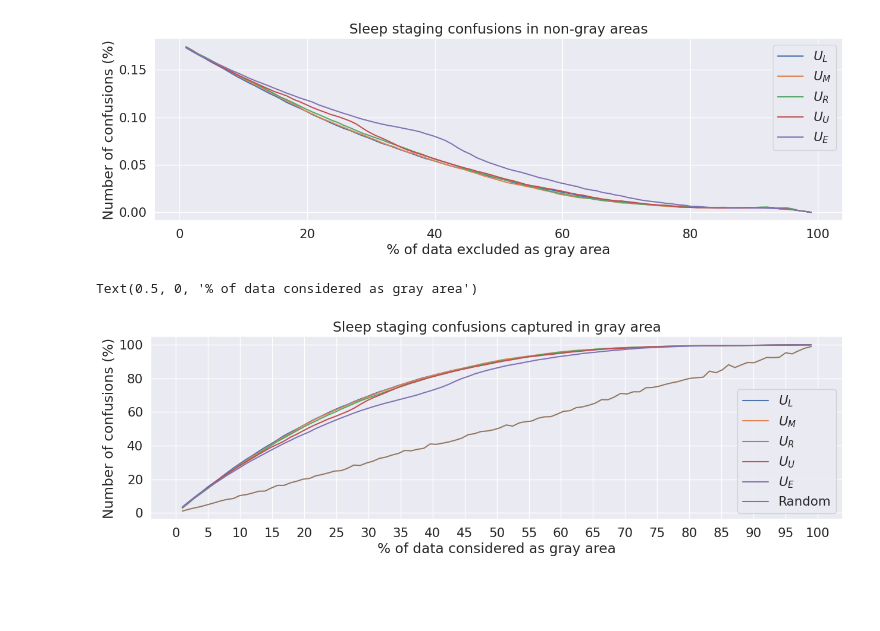
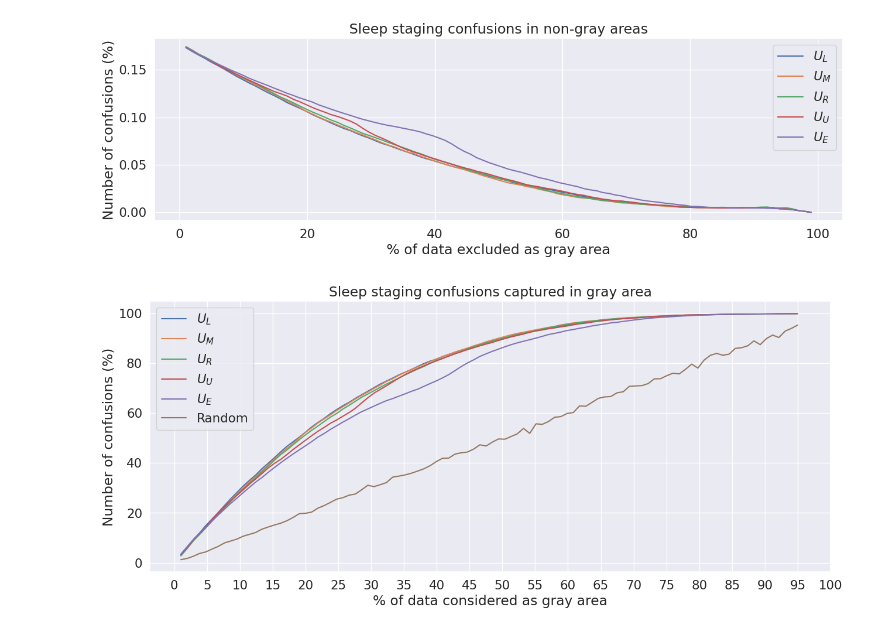
Before and after one commit to matias-olavi/aSAGA, a Jupyter notebook: GrayAreaValidation-dodo.ipynb, the cells around one changed output. Saved outputs shown, nothing was run; the diff lists cells and outputs as text; code cells hidden in the pictures; blank space fills up the shorter version.

Commit message:
updated plots

```diff
--- a/GrayAreaValidation-dodo.ipynb
+++ b/GrayAreaValidation-dodo.ipynb
@@ -220,11 +223,11 @@ show_confusion_matrix(np.array(flatten(hg_tru))[ind_5],np.array(flatten(hg_pre))
 # %% [markdown]
 ## Performance metrics and number of confusions as a function of gray area percentage
 # %%
-kap = np.empty((len(np.linspace(0.05, 0.95, 100)), 5))
-acc = np.empty((len(np.linspace(0.05, 0.95, 100)), 5))
-f1 = np.empty((len(np.linspace(0.05, 0.95, 100)), 5))
+kap = np.empty((len(np.linspace(0.05, 0.99, 100)), 5))
+acc = np.empty((len(np.linspace(0.05, 0.99, 100)), 5))
+f1 = np.empty((len(np.linspace(0.05, 0.99, 100)), 5))
 
-for k, limit in enumerate(np.linspace(0.05, 0.95, 100)):
+for k, limit in enumerate(np.linspace(0.05, 0.99, 100)):
 
     u1_flat = flatten(u1)
     u2_flat = flatten(u2)
@@ -277,9 +285,9 @@ def number_of_confusions(x,y):
     ind = np.where(x==y)[0]
     return (len(x)-len(ind))/len(x)
 
-confusions = np.empty((len(np.linspace(0.01, 0.99, 100)), 5))
+confusions = np.empty((len(np.linspace(0.05, 0.99, 100)), 5))
 
-for k, limit in enumerate(np.linspace(0.01, 0.99, 100)):
+for k, limit in enumerate(np.linspace(0.05, 0.99, 100)):
 
     u1_flat = flatten(u1)
     u2_flat = flatten(u2)
@@ -315,11 +323,11 @@ def number_of_confusions(x,y,n):
     ind = np.where(x==y)[0]
     return (len(x)-len(ind))/n
 
-confusions = np.empty((len(np.linspace(0.01, 0.99, 100)), 6))
+confusions = np.empty((len(np.linspace(0.05, 0.99, 100)), 6))
 conf_n = len(np.where(np.array(flatten(hg_tru))!=np.array(flatten(hg_pre)))[0])
 rng = np.random.default_rng(seed=42)
 
-for k, limit in enumerate(np.linspace(0.01, 0.99, 100)):
+for k, limit in enumerate(np.linspace(0.05, 0.99, 100)):
 
     u1_flat = flatten(u1)
     u2_flat = flatten(u2)
@@ -341,14 +349,16 @@ for k, limit in enumerate(np.linspace(0.01, 0.99, 100)):
     confusions[k, 4] = number_of_confusions(np.array(flatten(hg_tru))[ind_5],np.array(flatten(hg_pre))[ind_5], conf_n)
     confusions[k, 5] = number_of_confusions(np.array(flatten(hg_tru))[rand],np.array(flatten(hg_pre))[rand], conf_n)
 # %%
-fig, ax = plt.subplots(1,1,figsize=(15,4))
+fig, ax = plt.subplots(1,1,figsize=(15,6))
 
-ax.plot(100 - np.linspace(0.01, 0.99, 100)*100,confusions*100)
+ax.plot(100 - np.linspace(0.05, 0.99, 100)*100,confusions*100)
 ax.set_title('Sleep staging confusions captured in gray area')
 ax.set_ylabel('Number of confusions (%)')
 ax.set_xticks(range(0,105,5))
 ax.legend(['$U_{L}$', '$U_{M}$', '$U_{R}$', '$U_{U}$', '$U_{E}$', 'Random'])
 ax.set_xlabel('% of data considered as gray area')
+
+fig.savefig('/main/home/matiasrus@sleep.ru.is/aSAGA_validation/figures/captured_confusions_dodo.pdf',dpi=300,bbox_inches='tight')
+fig.savefig('/main/home/matiasrus@sleep.ru.is/aSAGA_validation/figures/captured_confusions_dodo')
 # %% [output]
-Text(0.5, 0, '% of data considered as gray area')
-[figure, old version]
+[figure, new version]
```
Also changed, not shown: parts of 3 cells of this notebook, 1 other file.
